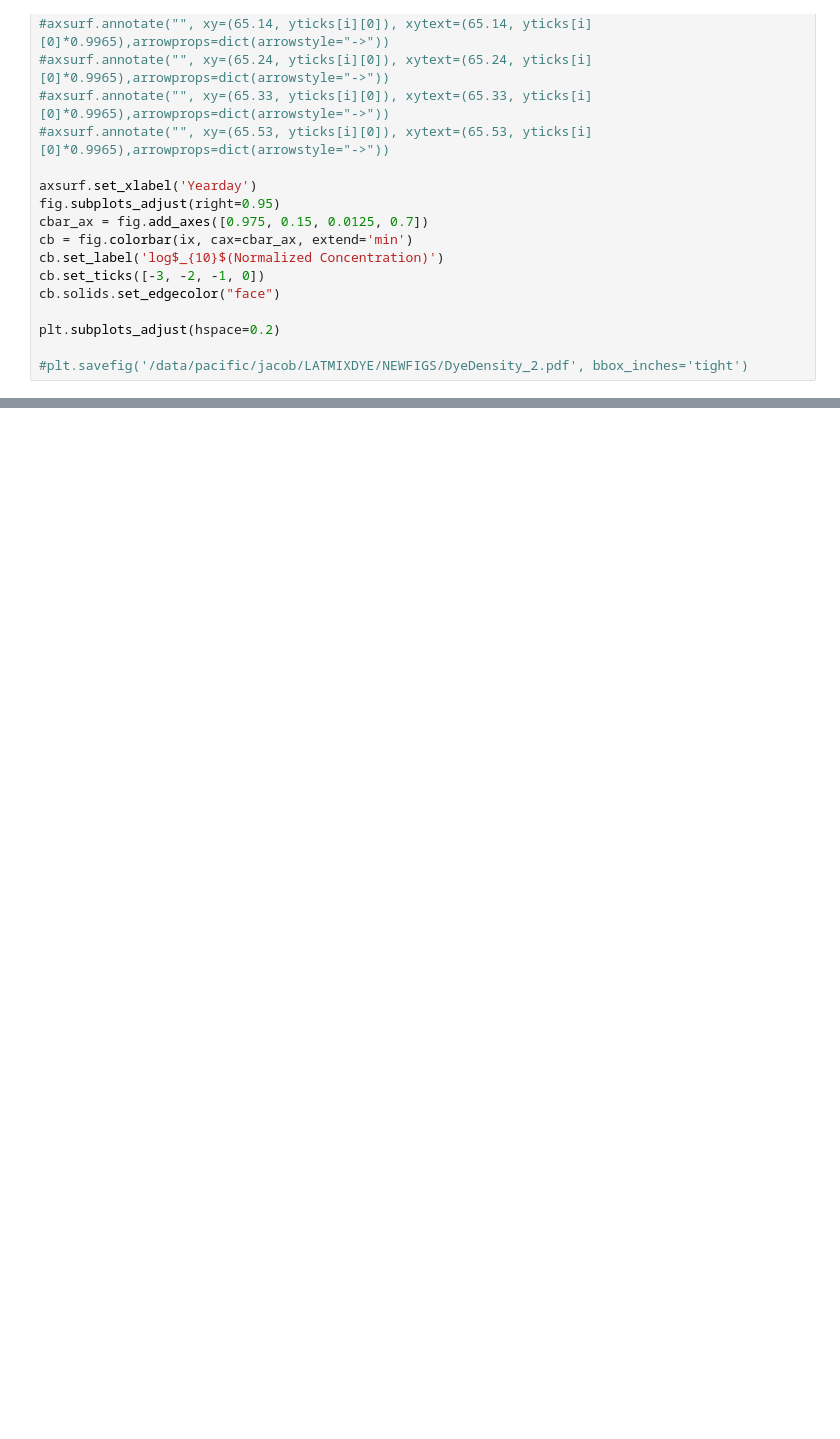
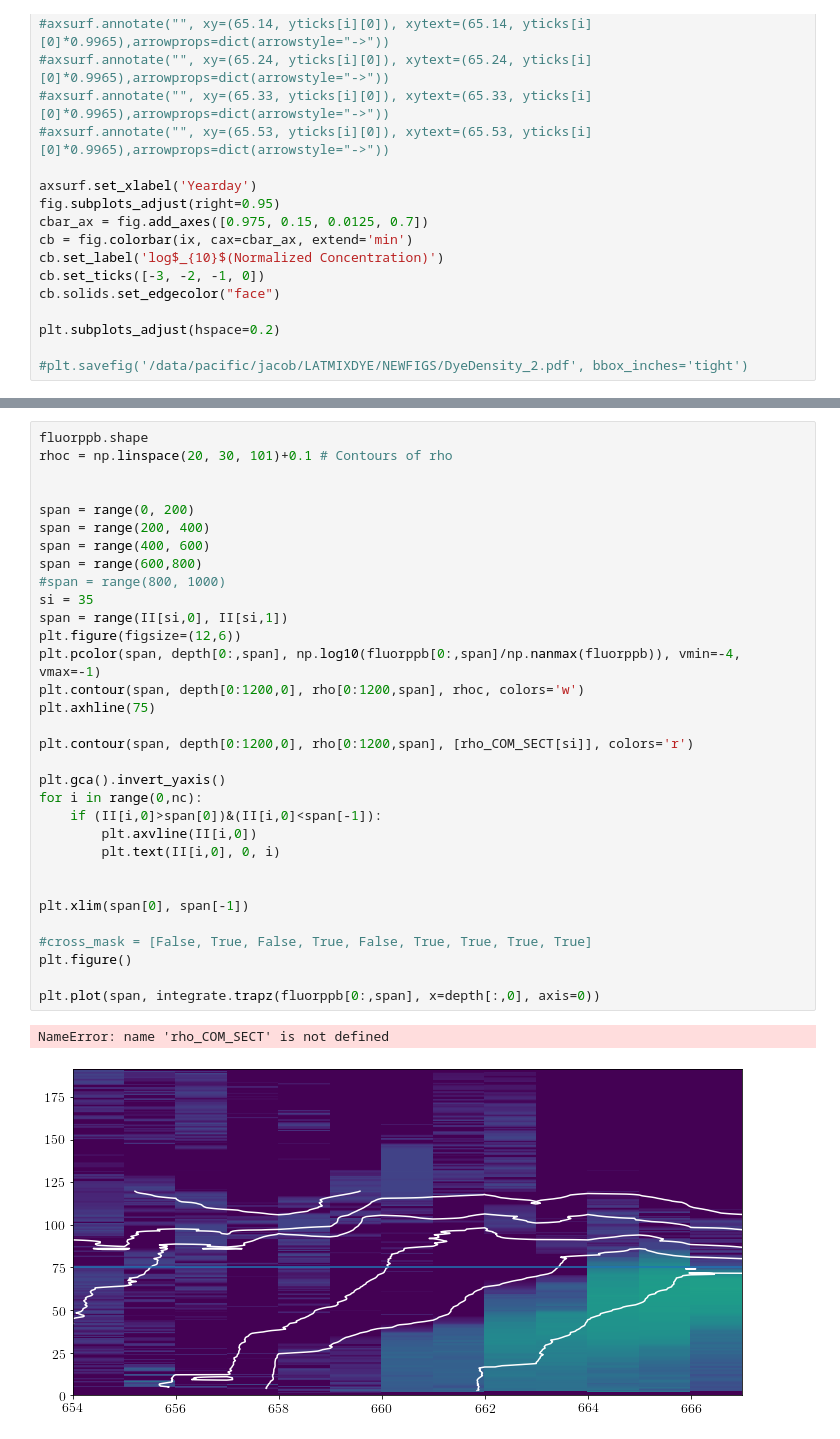
Before and after one commit to wenegrat/LATMIXDYE, a Jupyter notebook: DyePlotsManuscriptNotebook.ipynb, the cells around one changed output, grey strips where cells are left out. Cells and saved outputs as stored; diff of their text form; blank space fills up the shorter version.

```diff
--- a/DyePlotsManuscriptNotebook.ipynb
+++ b/DyePlotsManuscriptNotebook.ipynb
@@ -662,0 +1154,35 @@ plt.plot(np.log10(z))
+# %%
+fluorppb.shape
+rhoc = np.linspace(20, 30, 101)+0.1 # Contours of rho
+
+
+span = range(0, 200)
+span = range(200, 400)
+span = range(400, 600)
+span = range(600,800)
+#span = range(800, 1000)
+si = 35
+span = range(II[si,0], II[si,1])
+plt.figure(figsize=(12,6))
+plt.pcolor(span, depth[0:,span], np.log10(fluorppb[0:,span]/np.nanmax(fluorppb)), vmin=-4, vmax=-1)
+plt.contour(span, depth[0:1200,0], rho[0:1200,span], rhoc, colors='w')
+plt.axhline(75)
+
+plt.contour(span, depth[0:1200,0], rho[0:1200,span], [rho_COM_SECT[si]], colors='r')
+
+plt.gca().invert_yaxis()
+for i in range(0,nc):
+    if (II[i,0]>span[0])&(II[i,0]<span[-1]):
+        plt.axvline(II[i,0])
+        plt.text(II[i,0], 0, i)
+
+
+plt.xlim(span[0], span[-1])
+
+#cross_mask = [False, True, False, True, False, True, True, True, True]
+plt.figure()
+
+plt.plot(span, integrate.trapz(fluorppb[0:,span], x=depth[:,0], axis=0))
+# %% [output]
+NameError: name 'rho_COM_SECT' is not defined
+[figure, added]
```
Also changed, not shown: parts of 25 cells of this notebook, 4 other files.
